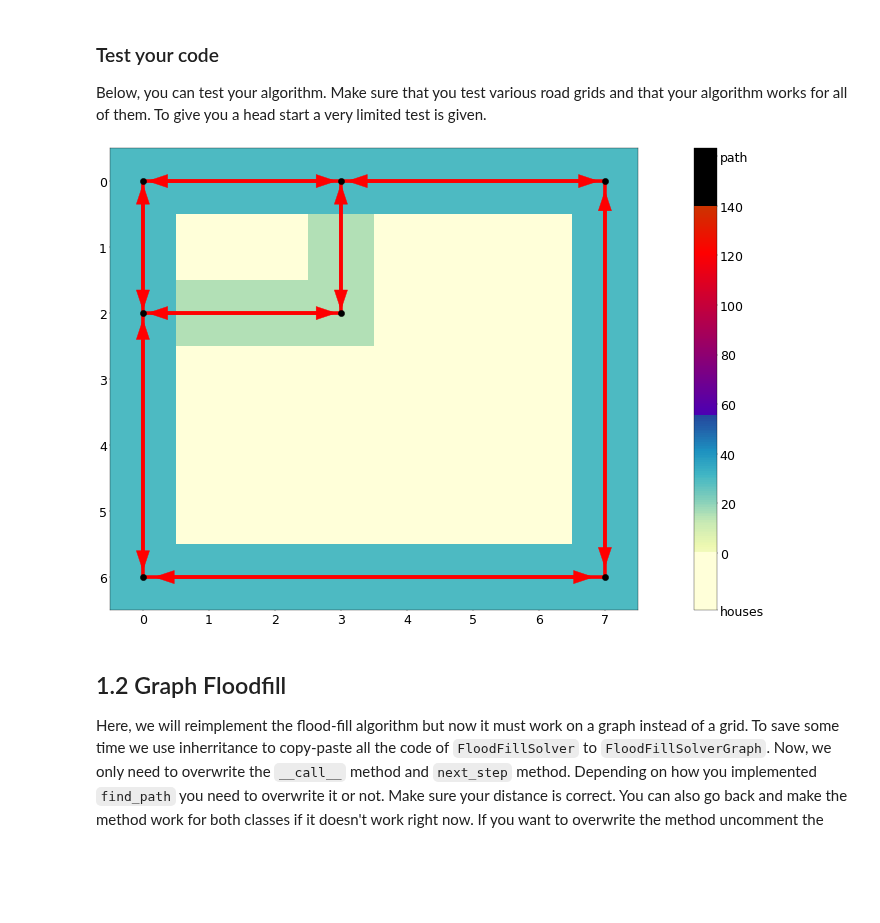
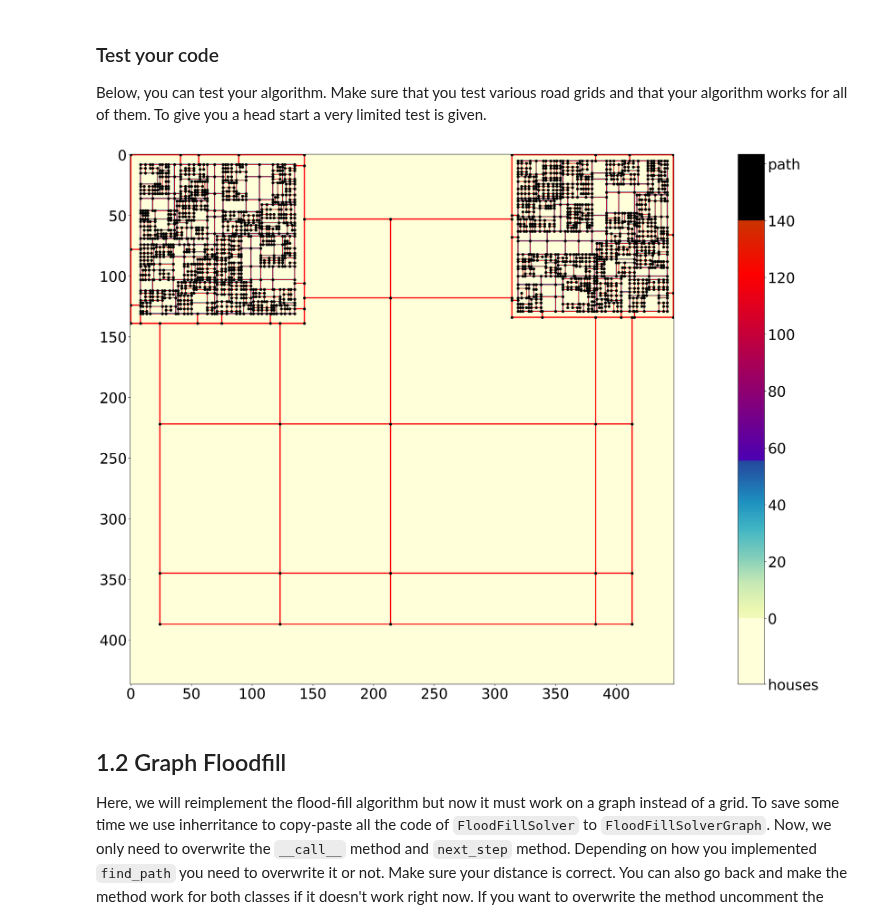
Before and after one commit to GabrielaGroenenewegenVanDerWeijden/AADS_Google_maps, a Jupyter notebook: AADS_Googlemaps/assignment2.ipynb, the cells around one changed output. Saved outputs shown, nothing was run; the diff lists cells and outputs as text; code cells hidden in the pictures; blank space fills up the shorter version.

```diff
--- a/AADS_Googlemaps/assignment2.ipynb
+++ b/AADS_Googlemaps/assignment2.ipynb
@@ -325,7 +326,7 @@ Appending to assignment2_3424340_notebook.py
 Below, you can test your algorithm. Make sure that you test various road grids and that your algorithm works for all of them. To give you a head start a very limited test is given.
 # %%
 # If you put the map generated in a separate cell you can run multiple tests on the same map
-map_ = Map(0, (0,0))
+map_ = Map(3, (2,4))
 # %%
 plt.matplotlib.rcParams['figure.dpi'] = max(30, map_.size ** 0.5 // 2)  # Number of pixels, therefore, the quality of the image. A large dpi is very slow.
 
@@ -576,7 +592,7 @@ Appending to assignment2_3424340_notebook.py
 Below, you can test your algorithm. Make sure that you test various road grids and that your algorithm works for all of them. To give you a head start a very limited test is given.
 # %%
 # If you put the map generated in a separate cell you can run multiple tests on the same map
-map_ = Map(3, (1,4))
+map_ = Map(5, (1,4))
 # %%
 plt.matplotlib.rcParams['figure.dpi'] = max(30, map_.size ** 0.5 // 2)  # Number of pixels, therefore, the quality of the image. A large dpi is very slow.
 
@@ -697,16 +713,16 @@ Appending to assignment2_3424340_notebook.py
 Below, you can test your algorithm. Make sure that you test various road grids and that your algorithm works for all of them. To give you a head start a very limited test is given.
 # %%
 # If you put the map generated in a separate cell you can run multiple tests on the same map
-map_ = Map(1, (1,4))
+map_ = Map(5, (1,4))
 # %%
 plt.matplotlib.rcParams['figure.dpi'] = max(30, map_.size ** 0.5 // 2)  # Number of pixels, therefore, the quality of the image. A large dpi is very slow.
 
 graph = Graph(map_)
-graph.show_coordinates(size=15, color="k")
+graph.show_coordinates(size=5, color="k")
 graph.show_edges()
 map_.show(None, True)
 # %% [output]
-[figure, old version]
+[figure, new version]
 # %% [markdown]
 ## 1.2 Graph Floodfill
 
```
Also changed, not shown: parts of 12 cells of this notebook, 2 other files.
